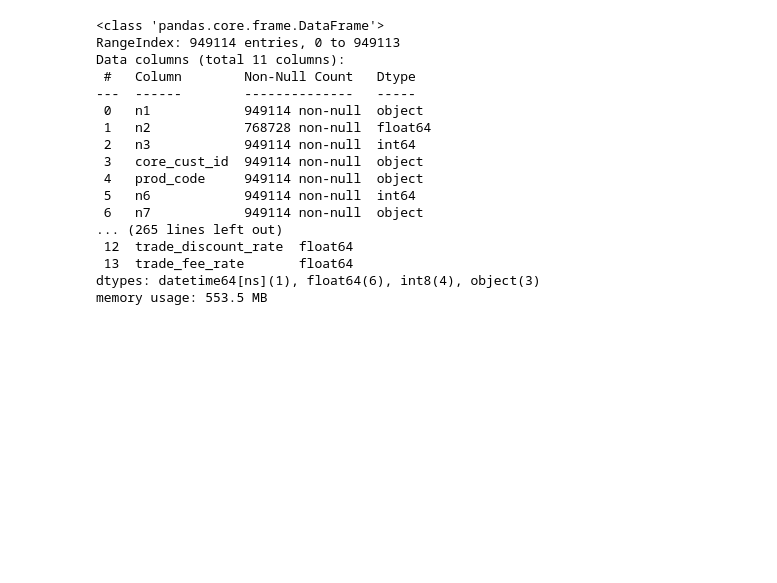
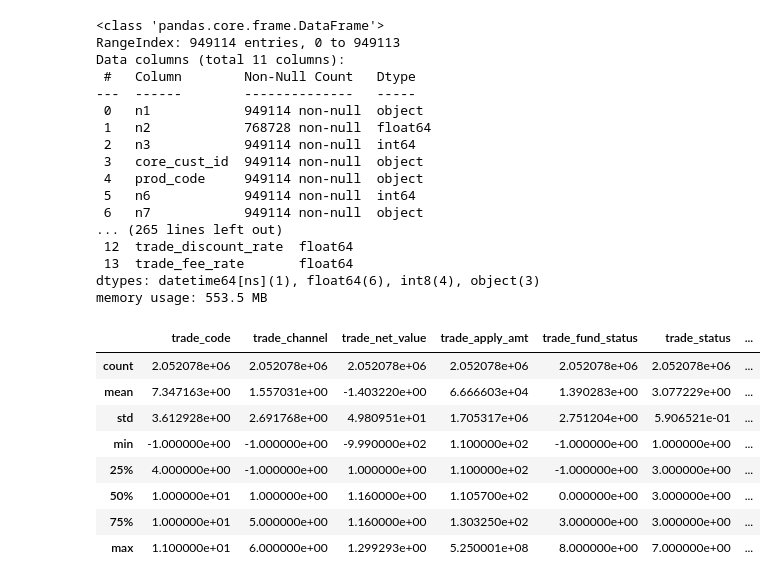
Before and after one commit to XiaoweiXiang/xm_banker, a Jupyter notebook: A_train/数据分析.ipynb, the cells around one changed output. Cells and saved outputs as stored; diff of their text form; code cells hidden in the pictures; blank space fills up the shorter version.

```diff
--- a/train/数据分析.ipynb
+++ b/A_train/数据分析.ipynb
@@ -300,3 +300,15 @@ Data columns (total 11 columns):
  13  trade_fee_rate       float64
 dtypes: datetime64[ns](1), float64(6), int8(4), object(3)
 memory usage: 553.5 MB
+# %%
+df_test_trade.describe()
+# %% [output]
+|  | trade_code | trade_channel | trade_net_value | trade_apply_amt | trade_fund_status | trade_status | ... |
+| count | 2.052078e+06 | 2.052078e+06 | 2.052078e+06 | 2.052078e+06 | 2.052078e+06 | 2.052078e+06 | ... |
+| mean | 7.347163e+00 | 1.557031e+00 | -1.403220e+00 | 6.666603e+04 | 1.390283e+00 | 3.077229e+00 | ... |
+| std | 3.612928e+00 | 2.691768e+00 | 4.980951e+01 | 1.705317e+06 | 2.751204e+00 | 5.906521e-01 | ... |
+| min | -1.000000e+00 | -1.000000e+00 | -9.990000e+02 | 1.100000e+02 | -1.000000e+00 | 1.000000e+00 | ... |
+| 25% | 4.000000e+00 | -1.000000e+00 | 1.000000e+00 | 1.100000e+02 | -1.000000e+00 | 3.000000e+00 | ... |
+| 50% | 1.000000e+01 | 1.000000e+00 | 1.160000e+00 | 1.105700e+02 | 0.000000e+00 | 3.000000e+00 | ... |
+| 75% | 1.000000e+01 | 5.000000e+00 | 1.160000e+00 | 1.303250e+02 | 3.000000e+00 | 3.000000e+00 | ... |
+| max | 1.100000e+01 | 6.000000e+00 | 1.299293e+00 | 5.250001e+08 | 8.000000e+00 | 7.000000e+00 | ... |
```
Also changed, not shown: 22 other files.
